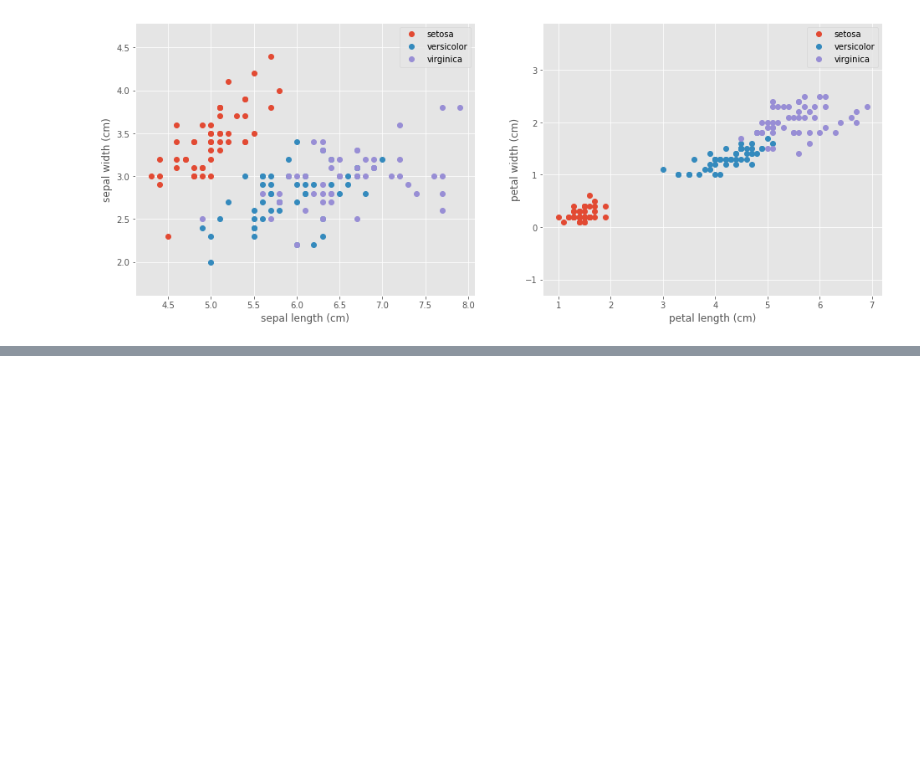
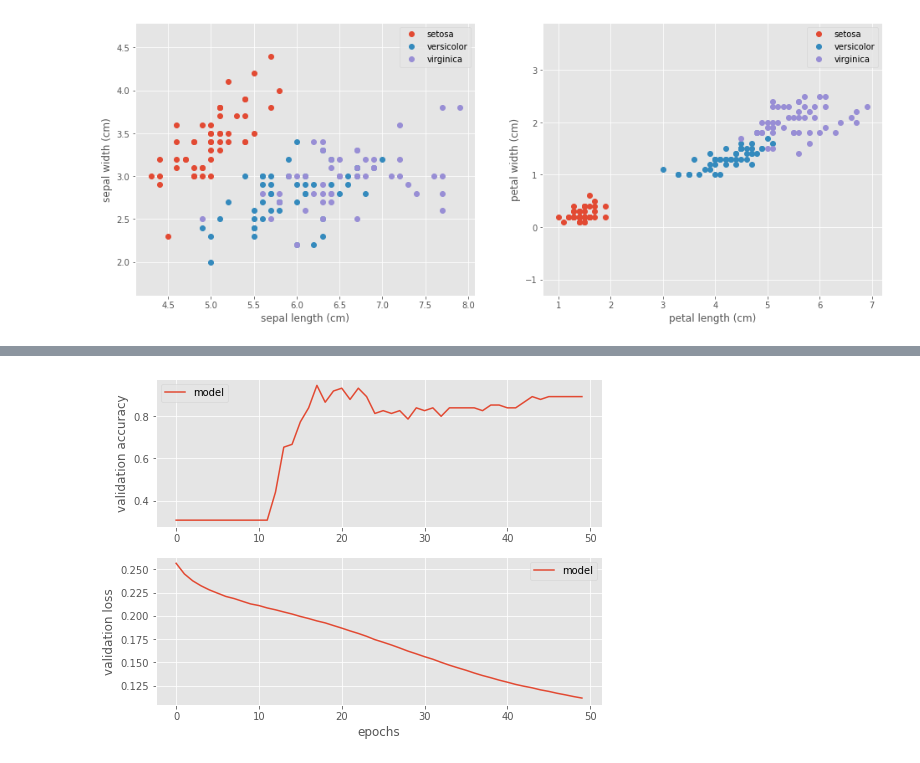
Before and after one commit to versey-sherry/dnn_python, a Jupyter notebook: Hyperparameter Seeking for Iris.ipynb, the cells around one changed output, grey strips where cells are left out. Saved outputs shown, nothing was run; the diff lists cells and outputs as text; code cells hidden in the pictures; blank space fills up the shorter version.

```diff
--- a/Hyperparameter Seeking for Iris.ipynb
+++ b/Hyperparameter Seeking for Iris.ipynb
@@ -154,0 +172,22 @@ plt.show()
+# %%
+from keras.models import Sequential
+from keras.layers import Dense
+history = {}
+model = Sequential(name = "ff")
+model.add(Dense(9, input_dim = n_features, activation = 'sigmoid'))
+model.add(Dense(10, input_dim = n_features, activation = 'sigmoid'))
+model.add(Dense(n_classes, activation = "softmax"))
+model.compile(loss='mean_squared_error',
+                      optimizer='adam',
+                      metrics=['accuracy'])
+model.summary()
+history_callback = model.fit(X_train, Y_train,
+                                 batch_size=5,
+                                 epochs=50,
+                                 verbose=0,
+                                 validation_data=(X_test, Y_test),
+                                 callbacks=[cb])
+score = model.evaluate(X_test, Y_test, verbose=0)
+history['model'] = history_callback
+print('Test loss:', score[0])
+print('Test accuracy:', score[1])
@@ -154,0 +210,17 @@ plt.show()
+# %%
+fig, (ax1, ax2) = plt.subplots(2, figsize=(8, 6))
+
+for model_name in history:
+    val_acc = history[model_name].history['val_acc']
+    val_loss = history[model_name].history['val_loss']
+    ax1.plot(val_acc, label=model_name)
+    ax2.plot(val_loss, label=model_name)
+
+ax1.set_ylabel('validation accuracy')
+ax2.set_ylabel('validation loss')
+ax2.set_xlabel('epochs')
+ax1.legend()
+ax2.legend()
+plt.show()
+# %% [output]
+[figure, added]
```
Also changed, not shown: parts of 7 cells of this notebook, 2 other files.
